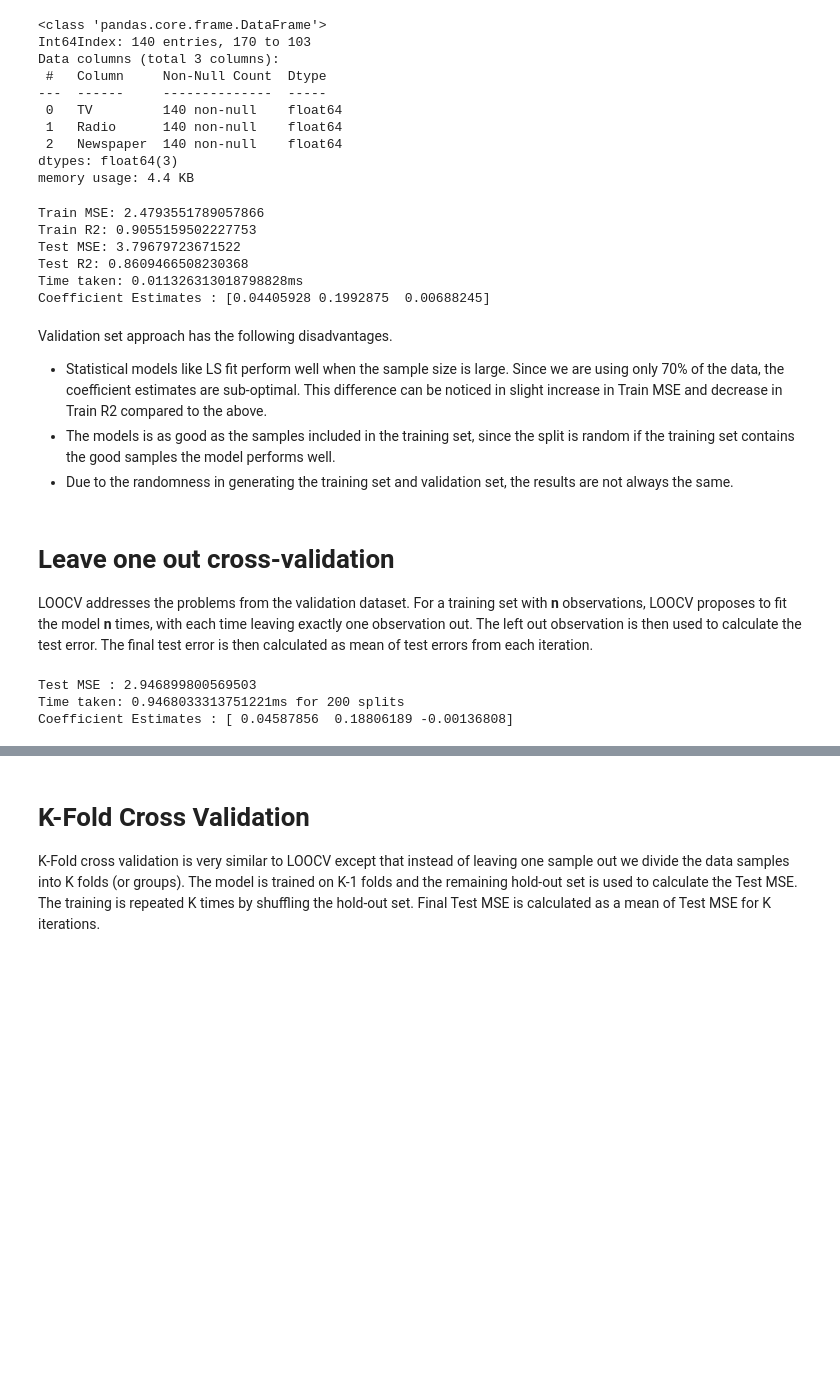
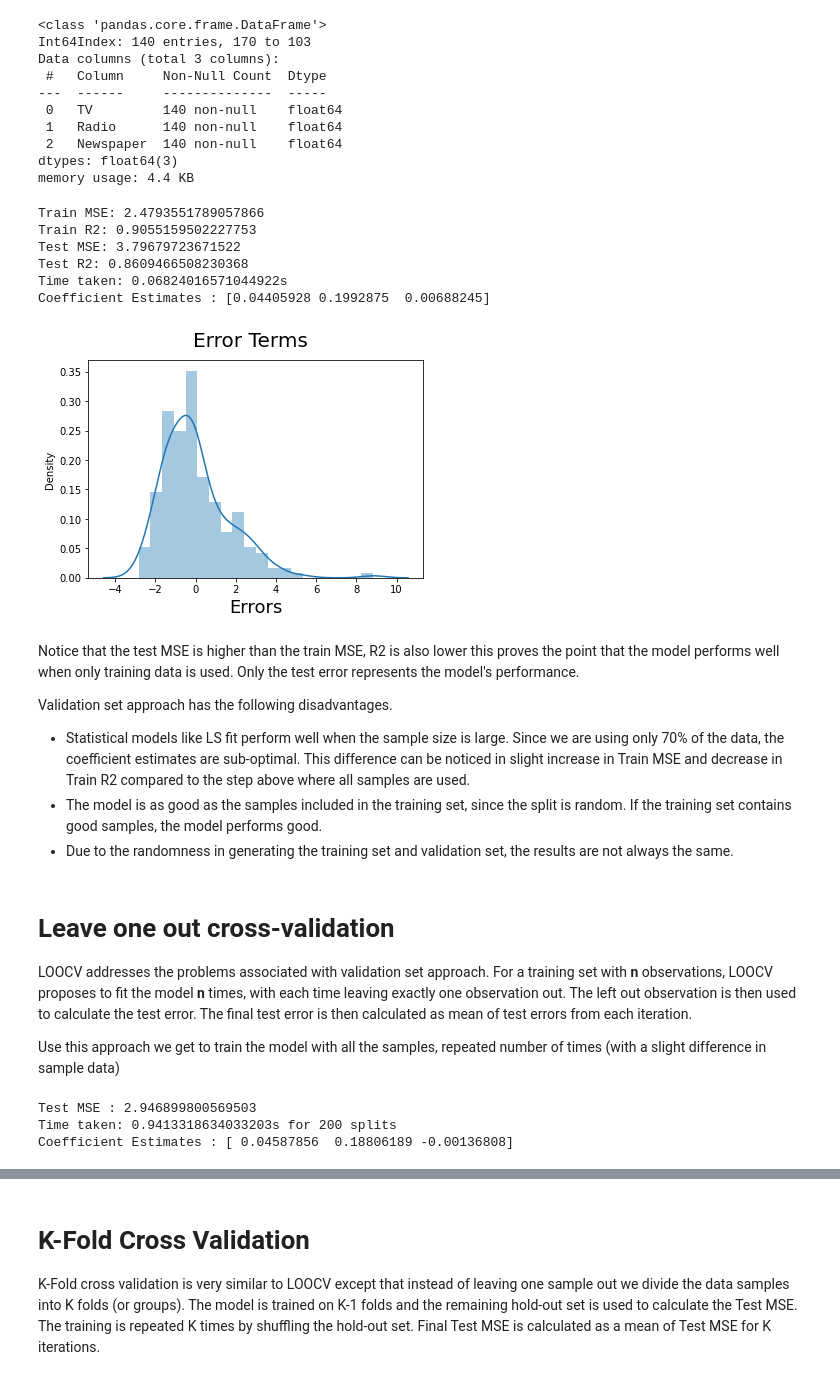
Before and after one commit to sriksmachi/sriksml, a Jupyter notebook: ResamplingApproaches.ipynb, the cells around one changed output, grey strips where cells are left out. Cells and saved outputs as stored; diff of their text form; code cells hidden in the pictures; blank space fills up the shorter version.

```diff
--- a/ResamplingApproaches.ipynb
+++ b/ResamplingApproaches.ipynb
@@ -102,36 +113,45 @@ memory usage: 4.4 KB
 # %%
 now = time.time()
 lm = LinearRegression()
 lm.fit(X_train, y_train)
 y_test_preds = lm.predict(X_test)
 y_train_preds = lm.predict(X_train)
 
 def summary(y_train, y_test, y_train_preds, y_test_preds):
   residuals = (y_test_preds - y_test)
   print(f'Train MSE: {mean_squared_error(y_train, y_train_preds)}')
   print(f'Train R2: {r2_score(y_train, y_train_preds)}')
   print(f'Test MSE: {mean_squared_error(y_test, y_test_preds)}')
   print(f'Test R2: {r2_score(y_test, y_test_preds)}')
+  fig = plt.figure()
+  sns.distplot((y_preds - y), bins = 20)
+  fig.suptitle('Error Terms', fontsize = 20)                  # Plot heading
+  plt.xlabel('Errors', fontsize = 18)
 
 summary(y_train, np.array(y_test), y_train_preds, y_test_preds)
-print(f"Time taken: {time.time() - now}ms")
+print(f"Time taken: {time.time() - now}s")
 print(f"Coefficient Estimates : {lm.coef_}")
 # %% [output]
 Train MSE: 2.4793551789057866
 Train R2: 0.9055159502227753
 Test MSE: 3.79679723671522
 Test R2: 0.8609466508230368
-Time taken: 0.011326313018798828ms
+Time taken: 0.06824016571044922s
 Coefficient Estimates : [0.04405928 0.1992875  0.00688245]
+[figure, added]
 # %% [markdown]
+Notice that the test MSE is higher than the train MSE, R2 is also lower this proves the point that the model performs well when only training data is used. Only the test error represents the model's performance.
+
 Validation set approach has the following disadvantages.
-- Statistical models like LS fit perform well when the sample size is large. Since we are using only 70% of the data, the coefficient estimates are sub-optimal. This difference can be noticed in slight increase in Train MSE and decrease in Train R2 compared to the above.
-- The models is as good as the samples included in the training set, since the split is random if the training set contains the good samples the model performs well.
+- Statistical models like LS fit perform well when the sample size is large. Since we are using only 70% of the data, the coefficient estimates are sub-optimal. This difference can be noticed in slight increase in Train MSE and decrease in Train R2 compared to the step above where all samples are used.
+- The model is as good as the samples included in the training set, since the split is random. If the training set contains good samples, the model performs good.
 - Due to the randomness in generating the training set and validation set, the results are not always the same.
 # %% [markdown]
 # Leave one out cross-validation
 
-LOOCV addresses the problems from the validation dataset. For a training set with **n** observations, LOOCV proposes to fit the model **n** times, with each time leaving exactly one observation out. The left out observation is then used to calculate the test error. The final test error is then calculated as mean of test errors from each iteration.
+LOOCV addresses the problems associated with validation set approach. For a training set with **n** observations, LOOCV proposes to fit the model **n** times, with each time leaving exactly one observation out. The left out observation is then used to calculate the test error. The final test error is then calculated as mean of test errors from each iteration.
+
+Use this approach we get to train the model with all the samples, repeated number of times (with a slight difference in sample data)
 # %%
 now = time.time()
 loo = LeaveOneOut()
@@ -150,10 +170,10 @@ for train_index, test_index in loo.split(X):
   mse.append(mean_squared_error(np.array(y_test), y_test_preds))
 
 print(f"Test MSE : {np.sum(mse)/len(mse)}")
-print(f"Time taken: {time.time() - now}ms for {i} splits")
+print(f"Time taken: {time.time() - now}s for {i} splits")
 print(f"Coefficient Estimates : {lm.coef_}")
 # %% [output]
 Test MSE : 2.946899800569503
-Time taken: 0.9468033313751221ms for 200 splits
+Time taken: 0.9413318634033203s for 200 splits
 Coefficient Estimates : [ 0.04587856  0.18806189 -0.00136808]
 # %% [markdown]
```
Also changed, not shown: parts of 9 cells of this notebook.
